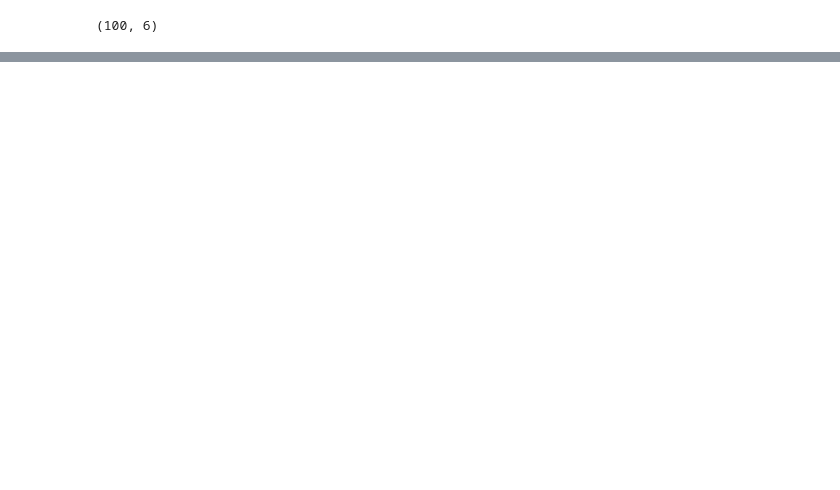
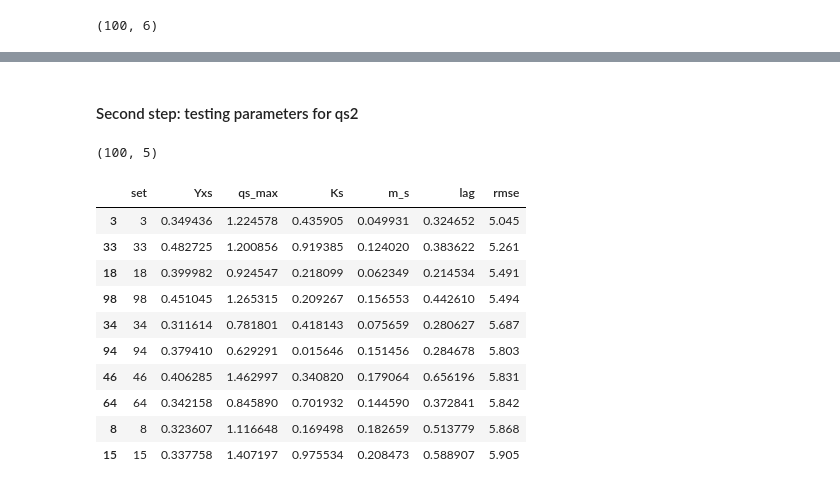
Before and after one commit to boripf/hybrid-model-corynebacterium, a Jupyter notebook: C_opti.ipynb, the cells around one changed output, grey strips where cells are left out. Cells and saved outputs as stored; diff of their text form; code cells hidden in the pictures; blank space fills up the shorter version.

```diff
--- a/C_opti.ipynb
+++ b/C_opti.ipynb
@@ -120,0 +151,2 @@ df_LHS = pd.read_csv('data/estimation/LHS_sampling/data.csv')
+# %%
+p27 = [0.3268, 0.5207, 0.4907, 3.1774, 0.2216, 0.5000]
@@ -120,0 +164,2 @@ df_LHS = pd.read_csv('data/estimation/LHS_sampling/data.csv')
+# %% [markdown]
+#### Second step: testing parameters for qs2
@@ -120,0 +184,61 @@ df_LHS = pd.read_csv('data/estimation/LHS_sampling/data.csv')
+# %%
+# Set the number of samples and parameters
+num_samples = 100
+num_parameters = 5
+
+# Define the ranges for each parameter
+parameter_bounds = [
+    [0.3, 0.5],    # Range for parameter 0 Yxs
+    [0.5, 1.5],    # Range for parameter 1 qs_max
+    [0.0, 1.0],   # Range for parameter 2 - Ks
+    [0.0, 0.5],    # Range for parameter 4 - m_s
+    [0.001, 1.0],  # Range for parameter 5 - lag
+]
+# %%
+LHS_samples = get_LHS_samples(num_samples, num_parameters, parameter_bounds)
+LHS_samples.shape
+# %% [output]
+(100, 5)
+# %%
+df_all_sets = pd.DataFrame(columns=['set', 'Yxs', 'qs_max', 'Ks', 'm_s', 'lag', 'rmse'])
+for set_num in range(LHS_samples.shape[0]):
+    # Save all parameters and equations and the RMSE in a dataframe
+    ## with the beginning of one set a new rmse_overview will be created
+    rmse_one_set = []
+    #key = f'set{set_num}' ; init_p = est_mu_max[key]
+    init_p = list(LHS_samples[set_num, :])
+
+    # Make the predictions and calculate the error
+    rmse, time_pred, biomass_pred, substrate_pred, volume_pred = objective_func_qs2(init_p)
+    # save the parameters in a dataframe
+    append_list=[set_num, init_p[0], init_p[1], init_p[2], init_p[3], init_p[4], round(rmse, 3)]
+    rmse_one_set.append(append_list)
+
+    # Make a plot and save it
+    title = f'set{set_num}/ rmse: {round(rmse, 3)}'
+    plot_name = f'set{set_num}_rmse{int(rmse)}'
+
+    if rmse <= float(6):
+        plot_save(time_pred, biomass_pred, substrate_pred, volume_pred, title, plot_name, set_num)
+
+    # save the parameters of one set
+    df_1set = pd.DataFrame(rmse_one_set, columns=['set', 'Yxs', 'qs_max', 'Ks', 'm_s', 'lag', 'rmse'])
+    df_all_sets = pd.concat([df_all_sets,df_1set], axis=0, ignore_index=True)
+
+
+df_all_sets.sort_values(by=['rmse'], ascending=True, inplace=True)
+df_all_sets.to_csv(f'data/estimation/0207_5/data.csv')
+
+df_all_sets.head(10)
+# %% [output]
+|  | set | Yxs | qs_max | Ks | m_s | lag | rmse |
+| 3 | 3 | 0.349436 | 1.224578 | 0.435905 | 0.049931 | 0.324652 | 5.045 |
+| 33 | 33 | 0.482725 | 1.200856 | 0.919385 | 0.124020 | 0.383622 | 5.261 |
+| 18 | 18 | 0.399982 | 0.924547 | 0.218099 | 0.062349 | 0.214534 | 5.491 |
+| 98 | 98 | 0.451045 | 1.265315 | 0.209267 | 0.156553 | 0.442610 | 5.494 |
+| 34 | 34 | 0.311614 | 0.781801 | 0.418143 | 0.075659 | 0.280627 | 5.687 |
+| 94 | 94 | 0.379410 | 0.629291 | 0.015646 | 0.151456 | 0.284678 | 5.803 |
+| 46 | 46 | 0.406285 | 1.462997 | 0.340820 | 0.179064 | 0.656196 | 5.831 |
+| 64 | 64 | 0.342158 | 0.845890 | 0.701932 | 0.144590 | 0.372841 | 5.842 |
+| 8 | 8 | 0.323607 | 1.116648 | 0.169498 | 0.182659 | 0.513779 | 5.868 |
+| 15 | 15 | 0.337758 | 1.407197 | 0.975534 | 0.208473 | 0.588907 | 5.905 |
```
Also changed, not shown: parts of 11 cells of this notebook, 48 other files.
